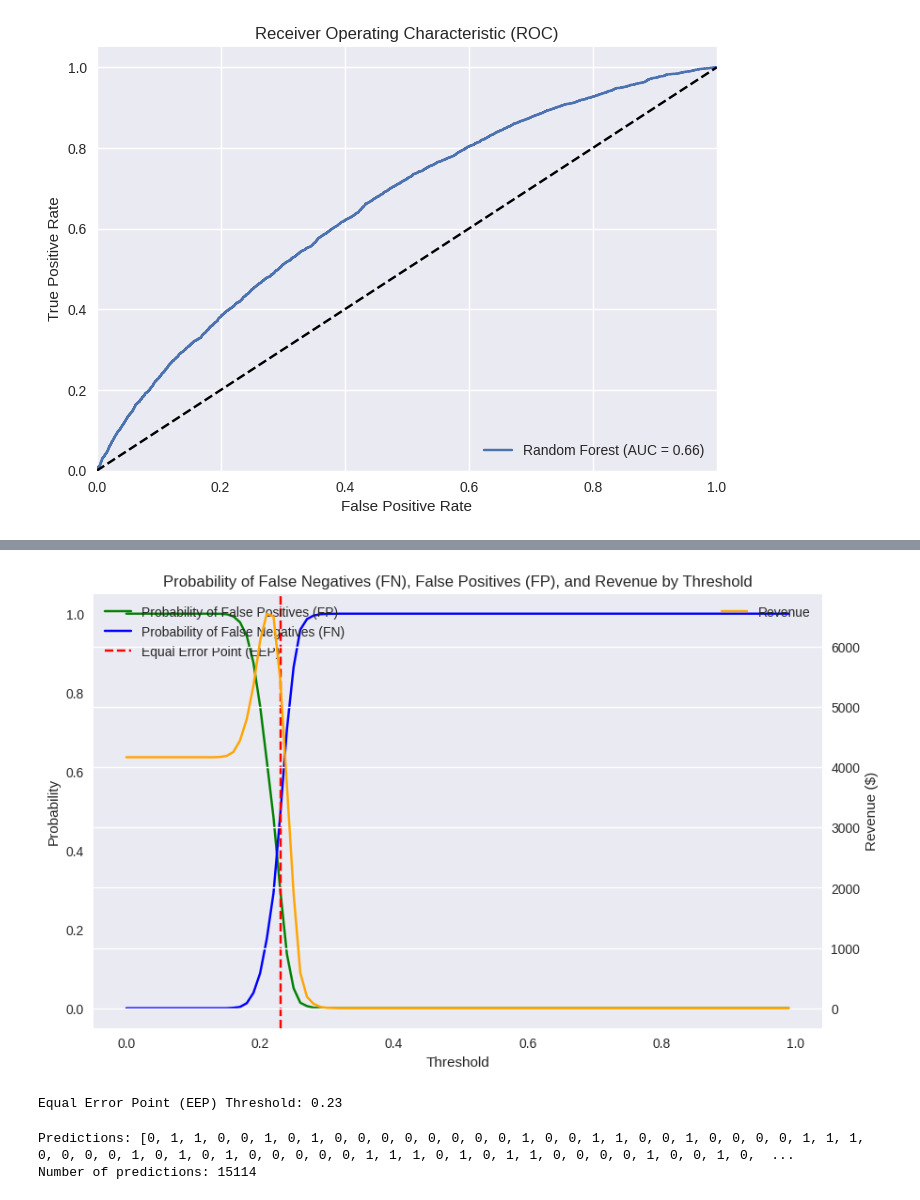
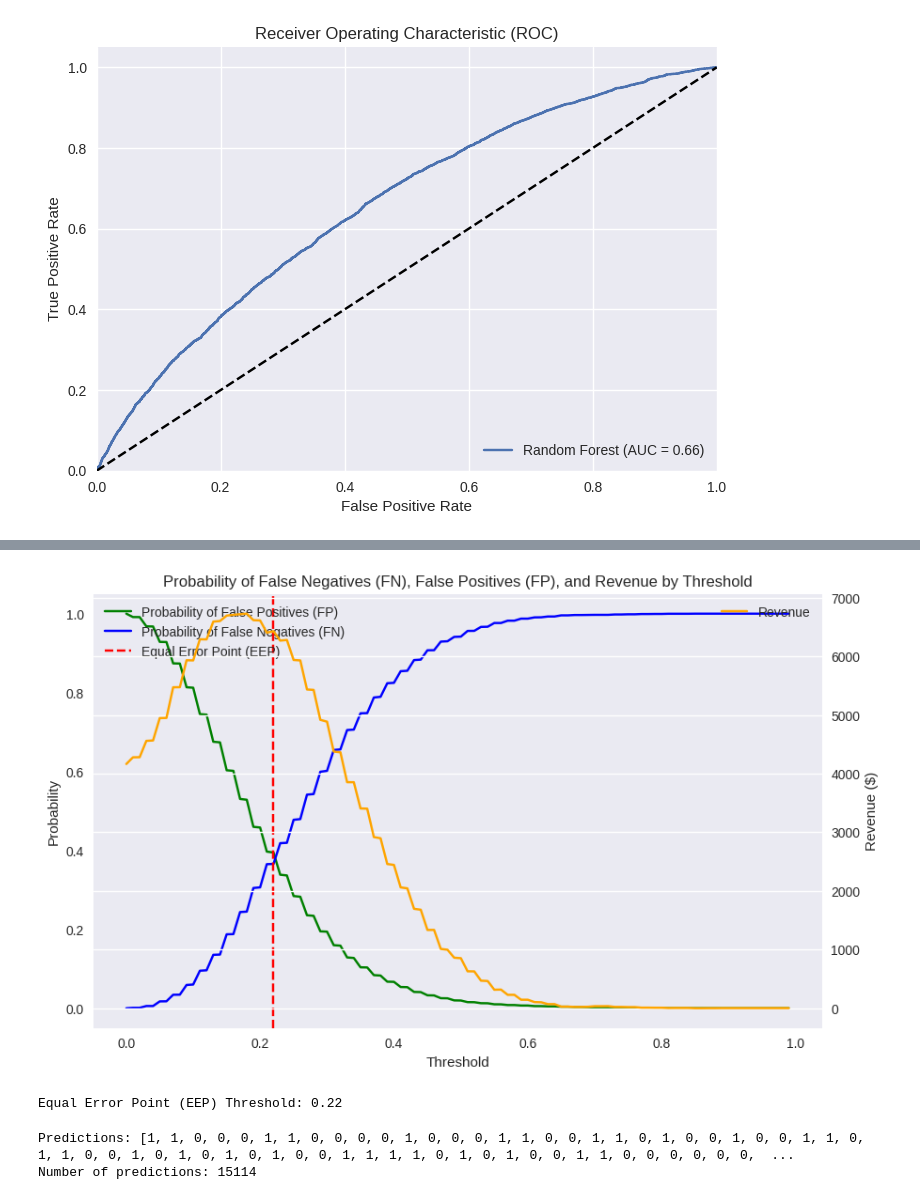
Before and after one commit to TheGooseGuy/Insurance-Product-Prediction, a Jupyter notebook: new_preprocessing.ipynb, the cells around one changed output, grey strips where cells are left out. Cells and saved outputs as stored; diff of their text form; code cells hidden in the pictures.

```diff
--- a/new_preprocessing.ipynb
+++ b/new_preprocessing.ipynb
@@ -579,7 +583,7 @@ import matplotlib.pyplot as plt
 from sklearn.metrics import confusion_matrix
 
 # Predict probabilities for the positive class
-y_probs = rf_model.predict_proba(X_test)[:, 1]
+y_probs = best_rf_model.predict_proba(X_test)[:, 1]
 
 # Define a range of thresholds
 thresholds = np.arange(0.0, 1.0, 0.01)
@@ -606,44 +610,44 @@ for threshold in thresholds:
     revenue = (5.5 * tp) - (1 * (tp + fp))
     revenues.append(revenue)
 
 # Plotting FPR and FNR against thresholds
 fig, ax1 = plt.subplots(figsize=(10, 6))
 
 # Plot false positive and false negative rates
 ax1.plot(thresholds, false_positive_rates, label="Probability of False Positives (FP)", color="green")
 ax1.plot(thresholds, false_negative_rates, label="Probability of False Negatives (FN)", color="blue")
 ax1.set_xlabel("Threshold")
 ax1.set_ylabel("Probability")
 ax1.set_title("Probability of False Negatives (FN), False Positives (FP), and Revenue by Threshold")
 ax1.grid()
 ax1.legend(loc="upper left")
 
 # Plot revenue on a secondary y-axis
 ax2 = ax1.twinx()
 ax2.plot(thresholds, revenues, label="Revenue", color="orange")
 ax2.set_ylabel("Revenue ($)")
 ax2.legend(loc="upper right")
 
 # Mark the Equal Error Point (EEP) where FP and FN rates intersect
 equal_error_point = thresholds[np.argmin(np.abs(np.array(false_positive_rates) - np.array(false_negative_rates)))]
 ax1.axvline(equal_error_point, color="red", linestyle="--", label="Equal Error Point (EEP)")
 ax1.legend(loc="upper left")
 
 plt.show()
 
 print(f"Equal Error Point (EEP) Threshold: {equal_error_point}")
 # %% [output]
-[figure, old version]
+[figure, new version]
-Equal Error Point (EEP) Threshold: 0.23
+Equal Error Point (EEP) Threshold: 0.22
 # %%
 # Align test data columns with training data
 test_data = test_data.reindex(columns=X.columns, fill_value=0)
 
 # Get probabilities for the positive class (ISBOUND=1)
-probabilities = rf_model.predict_proba(test_data)[:, 1]
+probabilities = best_rf_model.predict_proba(test_data)[:, 1]
 
 # Apply the EEP threshold
-threshold = 0.23
+threshold = 0.22
 predictions = (probabilities >= threshold).astype(int)
 
 # Convert predictions to a list
@@ -654,5 +658,5 @@ rounded_list_predictions = [int(x) for x in list_predictions]
 print("Predictions:", rounded_list_predictions)
 print("Number of predictions:", len(rounded_list_predictions))
 # %% [output]
-Predictions: [0, 1, 1, 0, 0, 1, 0, 1, 0, 0, 0, 0, 0, 0, 0, 0, 1, 0, 0, 1, 1, 0, 0, 1, 0, 0, 0, 0, 1, 1, 1, 0, 0, 0, 0, 1, 0, 1, 0, 1, 0, 0, 0, 0, 0, 1, 1, 1, 0, 1, 0, 1, 1, 0, 0, 0, 0, 1, 0, 0, 1, 0,  ...
+Predictions: [1, 1, 0, 0, 0, 1, 1, 0, 0, 0, 0, 1, 0, 0, 0, 1, 1, 0, 0, 1, 1, 0, 1, 0, 0, 1, 0, 0, 1, 1, 0, 1, 1, 0, 0, 1, 0, 1, 0, 1, 0, 1, 0, 0, 1, 1, 1, 1, 0, 1, 0, 1, 0, 0, 1, 1, 0, 0, 0, 0, 0, 0,  ...
 Number of predictions: 15114
```
Also changed, not shown: parts of 1 cell of this notebook.
